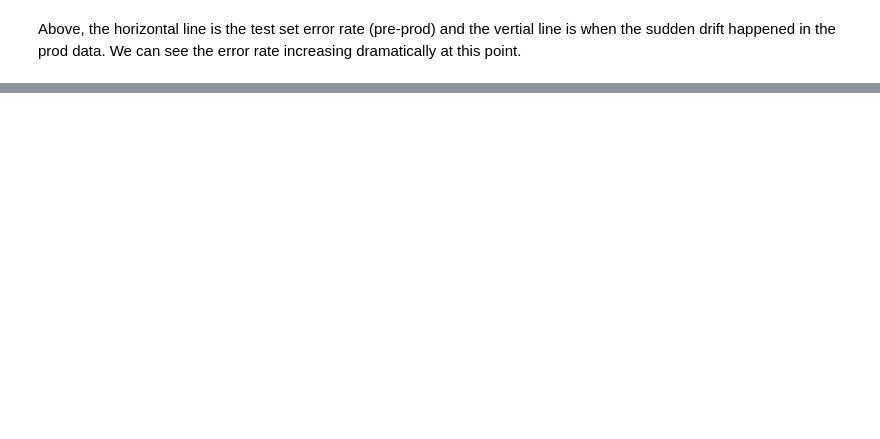
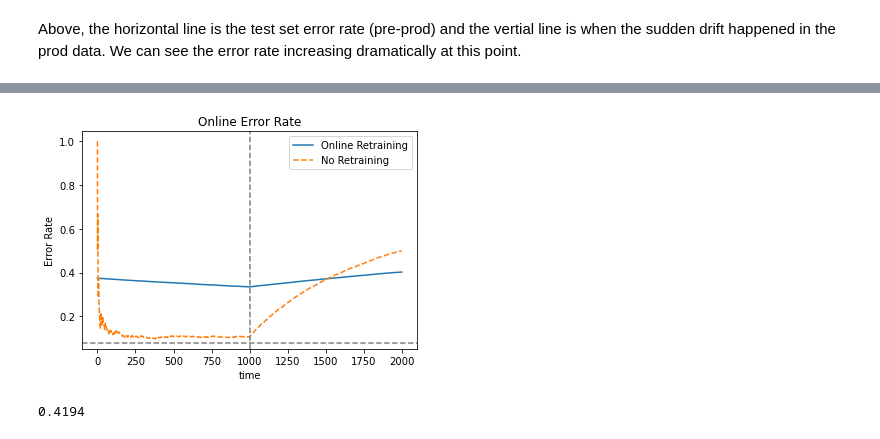
Before and after one commit to joearedmond/dist-shift, a Jupyter notebook: concept/cls-concept-drift.ipynb, the cells around one changed output, grey strips where cells are left out. Drawn from its saved outputs; the diff is of its cells as text; code cells hidden in the pictures; blank space fills up the shorter version.

Commit message:
finishing small batch online retraining

```diff
--- a/concept/cls-concept-drift.ipynb
+++ b/concept/cls-concept-drift.ipynb
@@ -376,0 +291,35 @@ plt.show()
+# %%
+# deployment re-training simulation
+
+impressions_per_example = 10
+
+err_rate_seq_intervention2 = []
+
+current_model = get_new_model()
+current_model.set_weights(model.get_weights())
+
+# go through examples one-at-a-time
+for t, (X, y) in enumerate(zip(X_prod, y_prod)):
+
+    if t % 100 == 0:
+        print(t)
+
+    X = np.expand_dims(X, axis = 0)
+    y_pred = int(current_model.predict(X)[0] > 0.5)
+
+    # increment counters
+    n_errors = n_errors + 1 if y_pred != y else n_errors
+    n_examples_seen += 1
+
+    # calculate metrics: standard deviation and error rate
+    err_rate = n_errors / n_examples_seen
+    err_rate_seq_intervention2.append(err_rate)
+
+    # online retrain
+    if y_pred != y:
+        current_model.fit(
+            x = np.array(X.tolist() * impressions_per_example),
+            y = np.array([y] * impressions_per_example),
+            epochs = 1,
+            verbose = 0
+        )
@@ -376,0 +347,15 @@ plt.show()
+# %%
+plt.title("Online Error Rate")
+sns.lineplot(x = np.arange(0, n_prod_pre + n_prod_post), y = err_rate_seq_intervention2, label = 'Online Retraining')
+sns.lineplot(x = np.arange(0, n_prod_pre + n_prod_post), y = err_rate_seq, linestyle = '--', label = 'No Retraining')
+plt.axhline(test_error_rate, color = 'gray', linestyle = '--')
+plt.axvline(n_prod_pre, color = 'gray', linestyle = '--')
+plt.ylabel('Error Rate')
+plt.xlabel('time')
+plt.show()
+# %% [output]
+[figure, added]
+# %%
+err_rate
+# %% [output]
+0.4194
```
Also changed, not shown: parts of 28 cells of this notebook.
